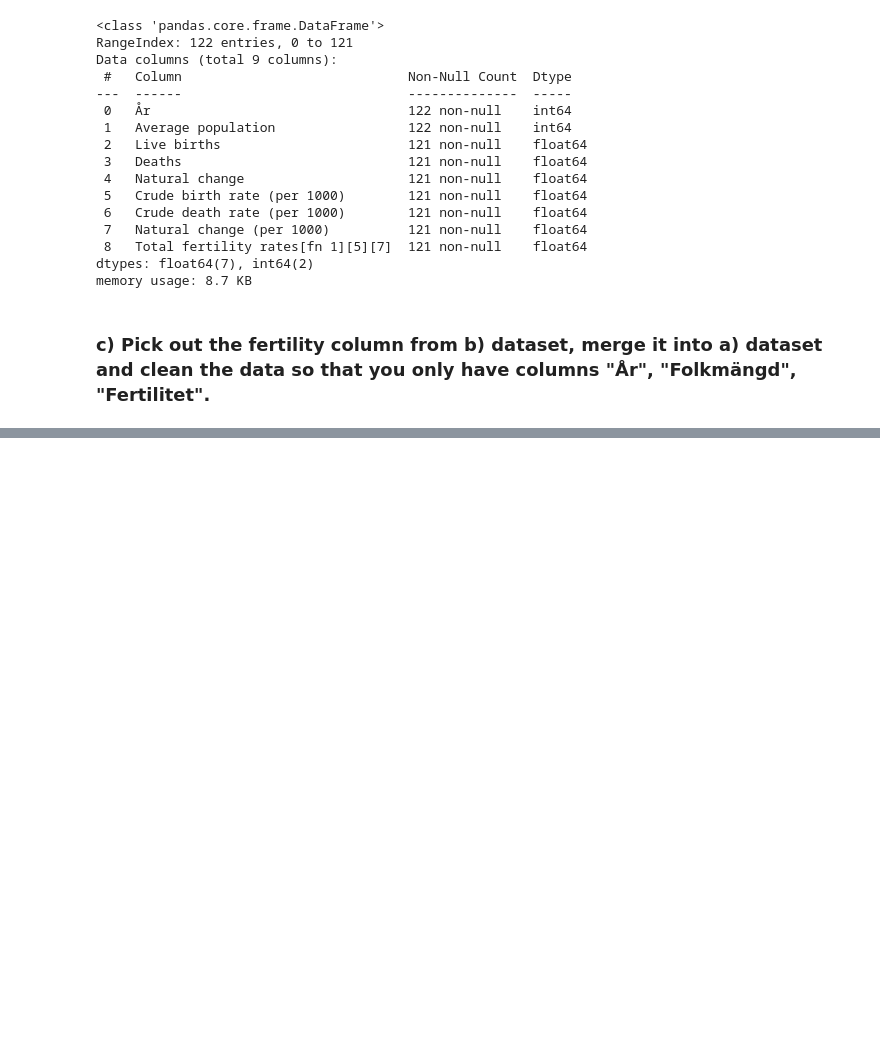
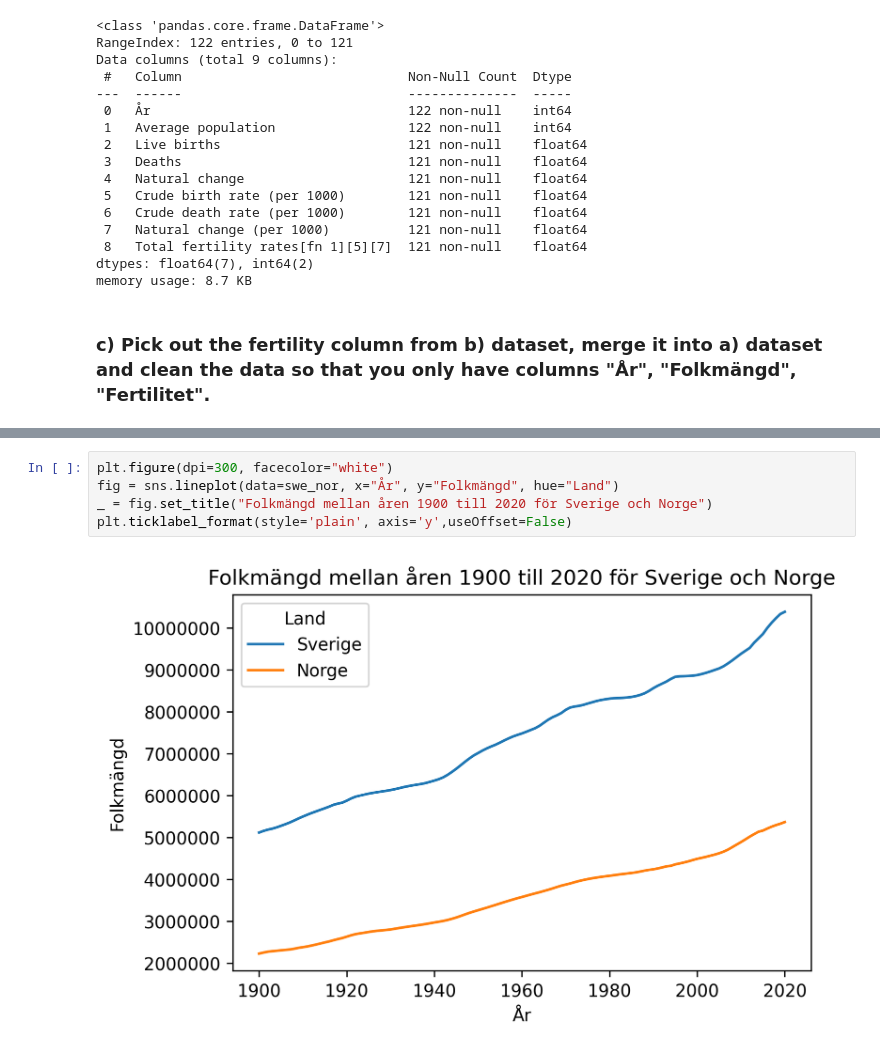
Before and after one commit to Anna-MariaSjolund/Data-Handling-Anna-MariaSjolund, a Jupyter notebook: Exercises/week2_02.ipynb, the cells around one changed output, grey strips where cells are left out. Drawn from its saved outputs; the diff is of its cells as text; blank space fills up the shorter version.

```diff
--- a/Exercises/week2_02.ipynb
+++ b/Exercises/week2_02.ipynb
@@ -441,0 +510,7 @@ sns.lineplot(data=dem_full, x="År", y="Total fertilitet")
+# %%
+plt.figure(dpi=300, facecolor="white")
+fig = sns.lineplot(data=swe_nor, x="År", y="Folkmängd", hue="Land")
+_ = fig.set_title("Folkmängd mellan åren 1900 till 2020 för Sverige och Norge")
+plt.ticklabel_format(style='plain', axis='y',useOffset=False)
+# %% [output]
+[figure, added]
```
Also changed, not shown: parts of 13 cells of this notebook.
